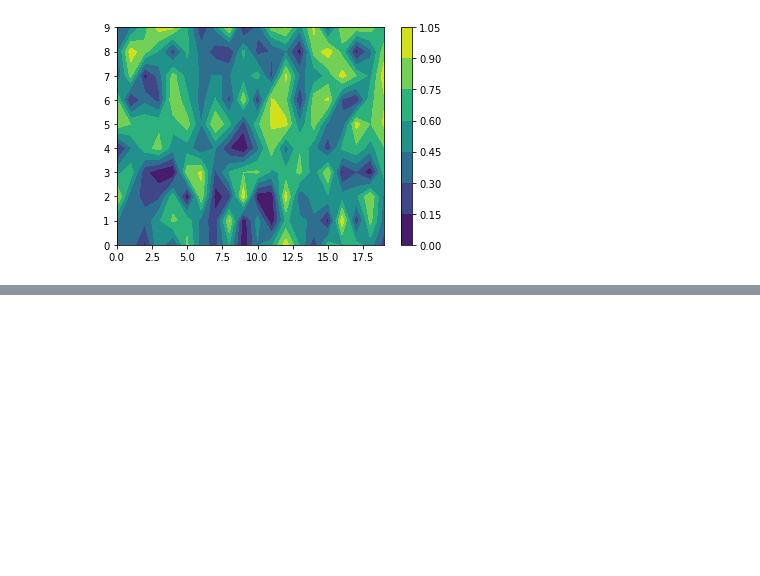
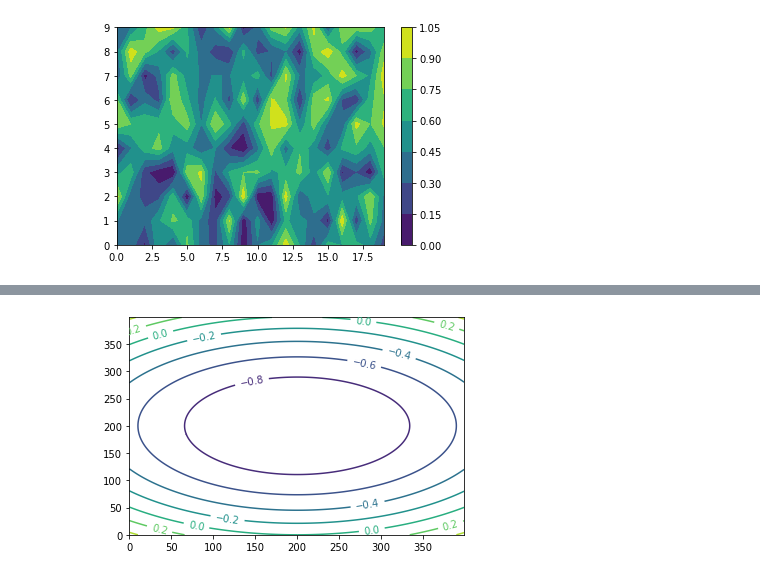
Before and after one commit to Divyat-Agrawal/learning-Data-Science, a Jupyter notebook: Practisce/matplatlib.ipynb, the cells around one changed output, grey strips where cells are left out. Drawn from its saved outputs; the diff is of its cells as text; code cells hidden in the pictures; blank space fills up the shorter version.

```diff
--- a/Practisce/matplatlib.ipynb
+++ b/Practisce/matplatlib.ipynb
@@ -446,0 +459,10 @@ plt.show()
+# %%
+x13 = np.arange(-2, 2, 0.01)
+y13 = np.arange(-2, 2, 0.01)
+X, Y = np.meshgrid(x13, y13)
+ellipses = X*X/9 + Y*Y/4 - 1
+cs = plt.contour(ellipses)
+plt.clabel(cs)
+plt.show()
+# %% [output]
+[figure, added]
```
Also changed, not shown: parts of 5 cells of this notebook.
